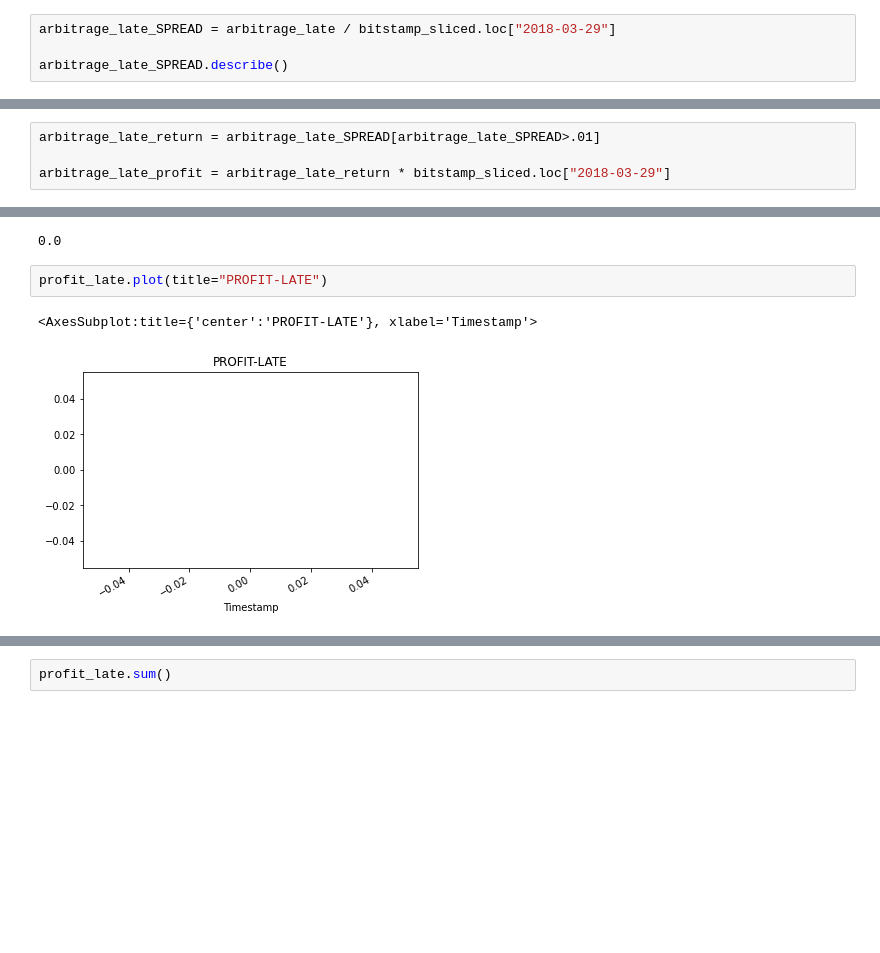
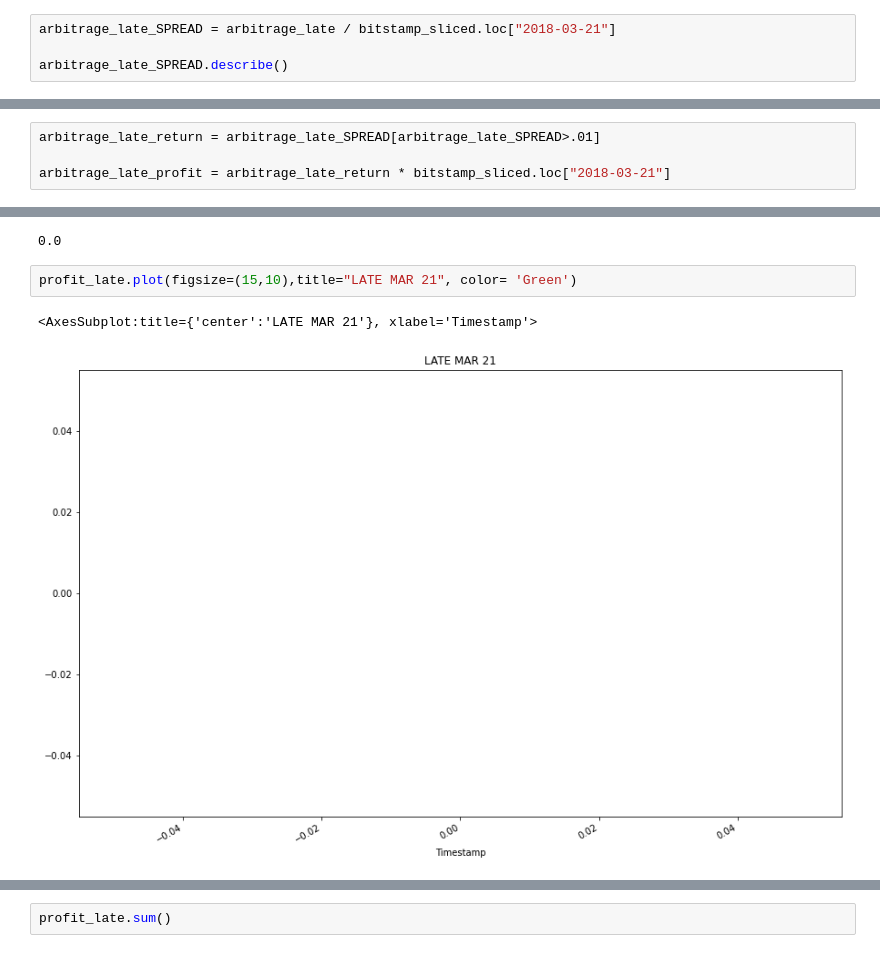
Before and after one commit to brprod8/Abitrage, a Jupyter notebook: abitrage/crypto_arbitrage.ipynb, the cells around one changed output, grey strips where cells are left out. Saved outputs shown, nothing was run; the diff lists cells and outputs as text; blank space fills up the shorter version.

```diff
--- a/abitrage/crypto_arbitrage.ipynb
+++ b/abitrage/crypto_arbitrage.ipynb
@@ -595,7 +596,7 @@ min        0.010000
 max       53.670000
 Name: Close, dtype: float64
 # %%
-arbitrage_late_SPREAD = arbitrage_late / bitstamp_sliced.loc["2018-03-29"]
+arbitrage_late_SPREAD = arbitrage_late / bitstamp_sliced.loc["2018-03-21"]
 
 arbitrage_late_SPREAD.describe()
 # %% [output]
@@ -611,7 +612,7 @@ Name: Close, dtype: float64
 # %%
 arbitrage_late_return = arbitrage_late_SPREAD[arbitrage_late_SPREAD>.01]
 
-arbitrage_late_profit = arbitrage_late_return * bitstamp_sliced.loc["2018-03-29"]
+arbitrage_late_profit = arbitrage_late_return * bitstamp_sliced.loc["2018-03-21"]
 # %%
 profit_late = arbitrage_late_profit.dropna()
 # %%
@@ -631,9 +632,9 @@ profit_late.sum()
 # %% [output]
 0.0
 # %%
-profit_late.plot(title="PROFIT-LATE")
+profit_late.plot(figsize=(15,10),title="LATE MAR 21", color= 'Green')
 # %% [output]
-<AxesSubplot:title={'center':'PROFIT-LATE'}, xlabel='Timestamp'>
+<AxesSubplot:title={'center':'LATE MAR 21'}, xlabel='Timestamp'>
-[figure, old version]
+[figure, new version]
 # %%
 cum_profit_late= profit_late.cumsum()
```
Also changed, not shown: parts of 30 cells of this notebook.
